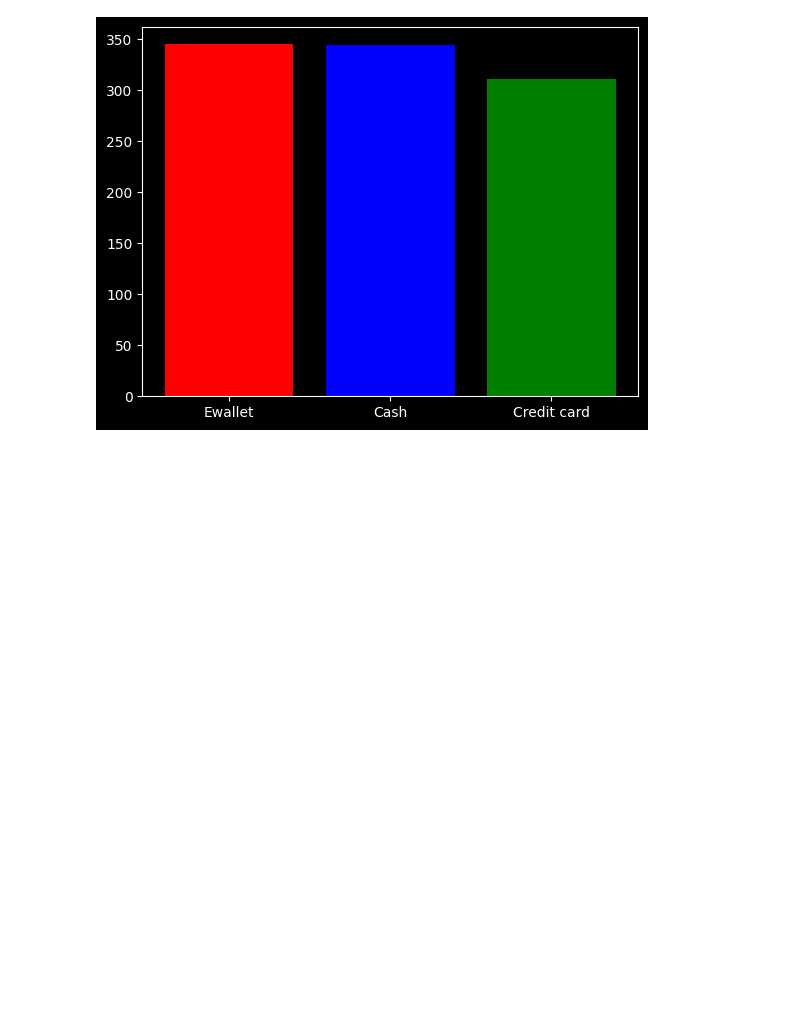
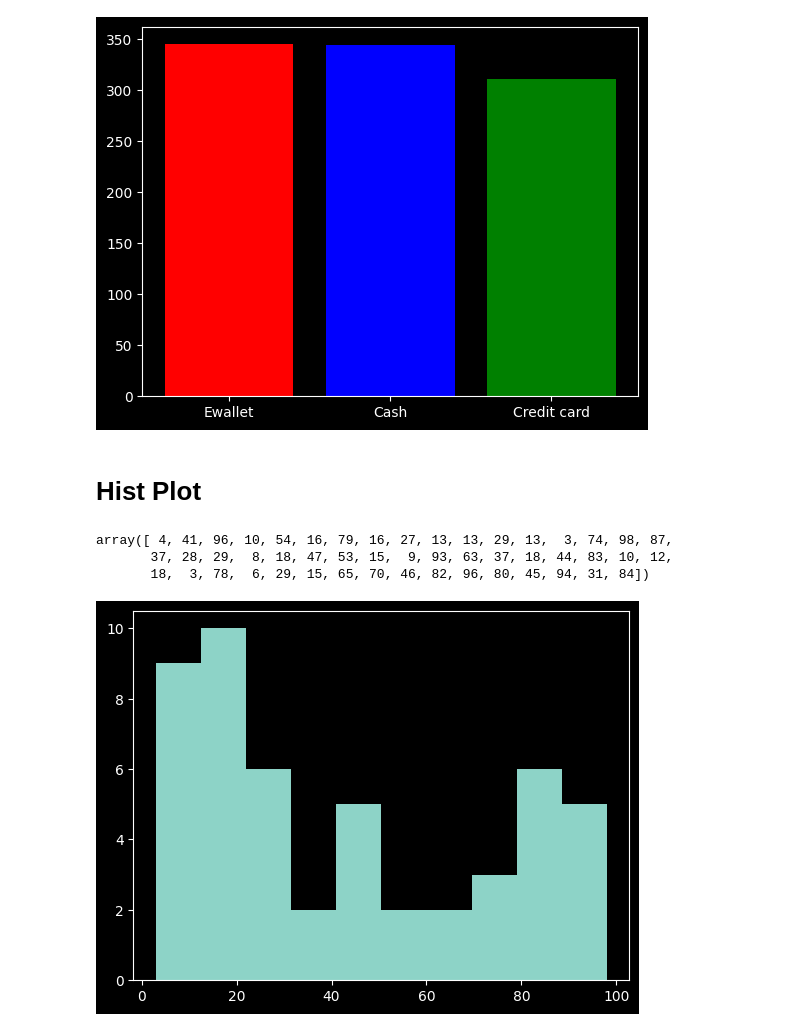
Before and after one commit to fazlialtunn/learning-matplotlib, a Jupyter notebook: learning_matplotlib.ipynb, the cells around one changed output. Saved outputs shown, nothing was run; the diff lists cells and outputs as text; code cells hidden in the pictures; blank space fills up the shorter version.

Commit message:
Hist Plot

```diff
--- a/learning_matplotlib.ipynb
+++ b/learning_matplotlib.ipynb
@@ -121,3 +121,19 @@ plt.bar(payment_df.index, payment_df['count'], color = colors)
 plt.show()
 # %% [output]
 [figure]
+# %% [markdown]
+# **Hist Plot**
+# %%
+plt.style.use('dark_background')
+# %%
+marks_50_students = np.random.randint(0, 100, (50))
+marks_50_students
+# %% [output]
+array([ 4, 41, 96, 10, 54, 16, 79, 16, 27, 13, 13, 29, 13,  3, 74, 98, 87,
+       37, 28, 29,  8, 18, 47, 53, 15,  9, 93, 63, 37, 18, 44, 83, 10, 12,
+       18,  3, 78,  6, 29, 15, 65, 70, 46, 82, 96, 80, 45, 94, 31, 84])
+# %%
+plt.hist(marks_50_students)
+plt.show()
+# %% [output]
+[figure, added]
```
Also changed, not shown: parts of 8 cells of this notebook.
